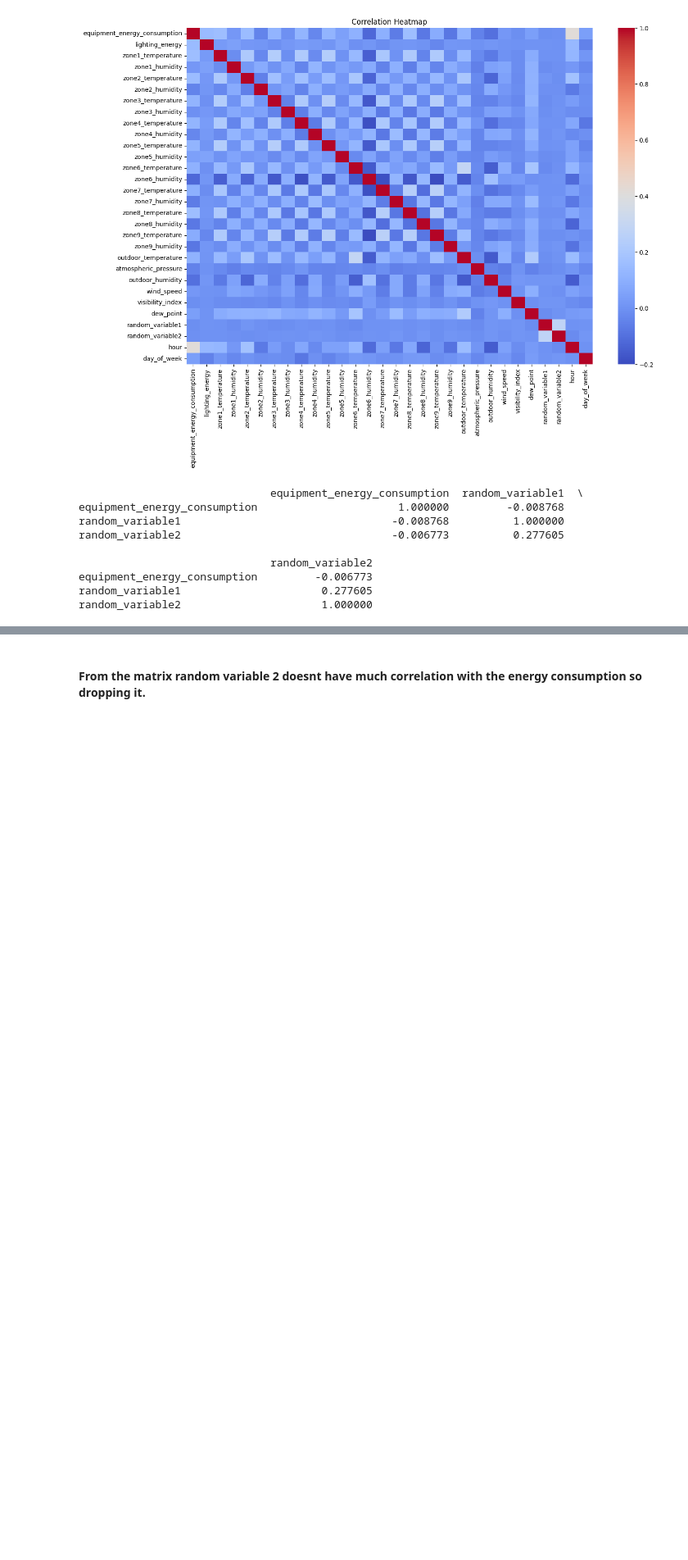
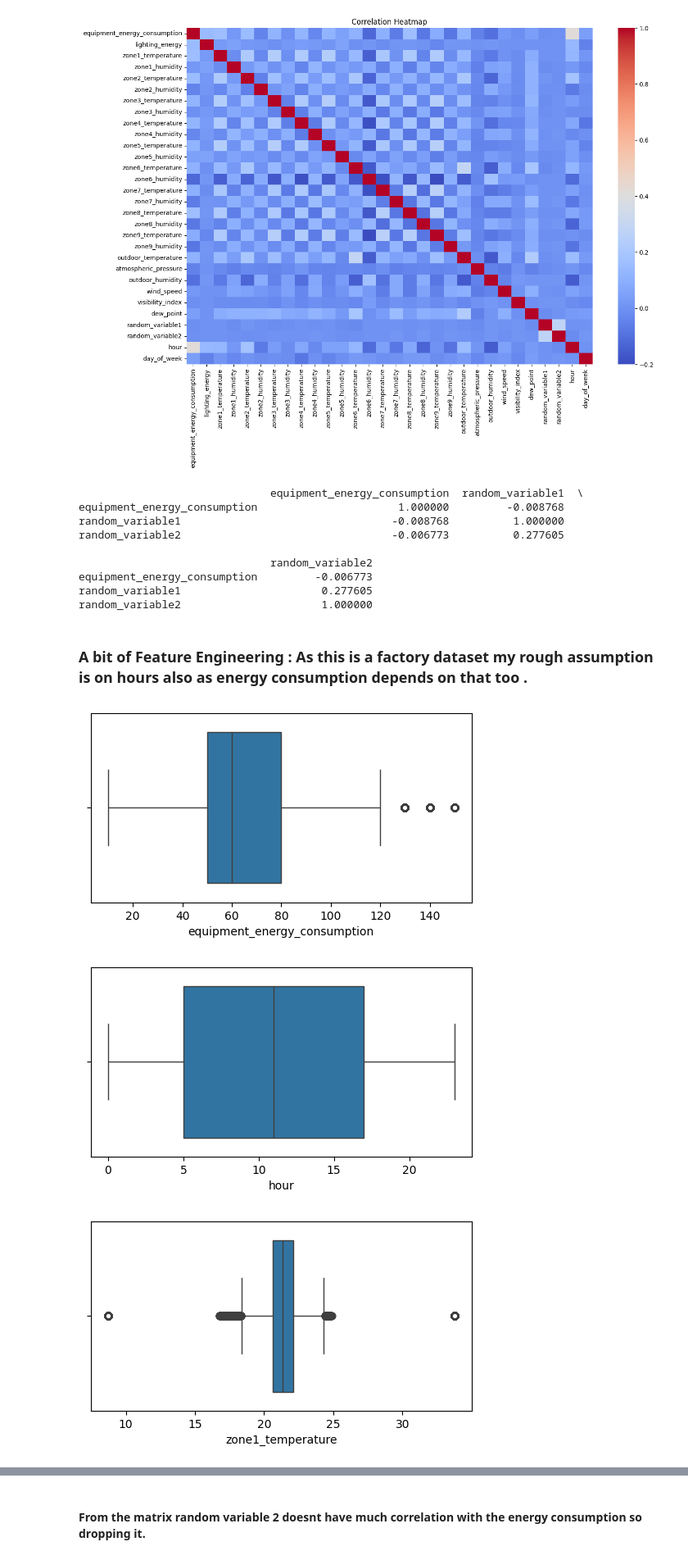
Before and after one commit to Abhay182005dat/DS-Intern-Assignment, a Jupyter notebook: Assesment.ipynb, the cells around one changed output, grey strips where cells are left out. Shown at 82% size. Cells and saved outputs as stored; diff of their text form; code cells hidden in the pictures; blank space fills up the shorter version.

```diff
--- a/Assesment.ipynb
+++ b/Assesment.ipynb
@@ -181,3 +181,15 @@ random_variable2                                 -0.006773          0.277605
 equipment_energy_consumption         -0.006773
 random_variable1                      0.277605
 random_variable2                      1.000000
+# %% [markdown]
+### A bit of Feature Engineering : As this is a factory dataset my rough assumption is on hours also as energy consumption depends on that too .
+# %%
+top_features = newdata.corr()['equipment_energy_consumption'].abs().sort_values(ascending=False).head(5).index
+for col in top_features:
+  plt.figure(figsize = (6,3))
+  sns.boxplot(x = newdata[col])
+  plt.show()
+# %% [output]
+[figure, added]
+[figure, added]
+[figure, added]
```
Also changed, not shown: parts of 14 cells of this notebook.
